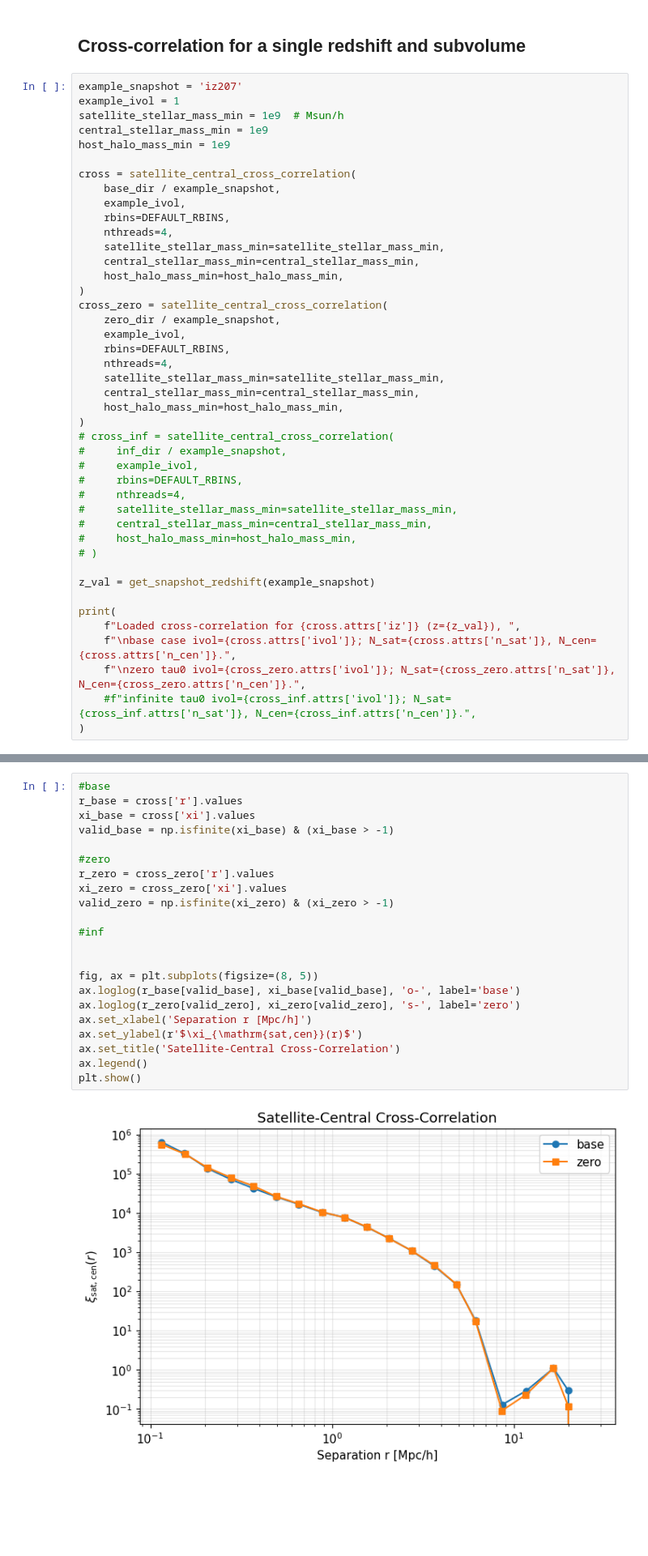
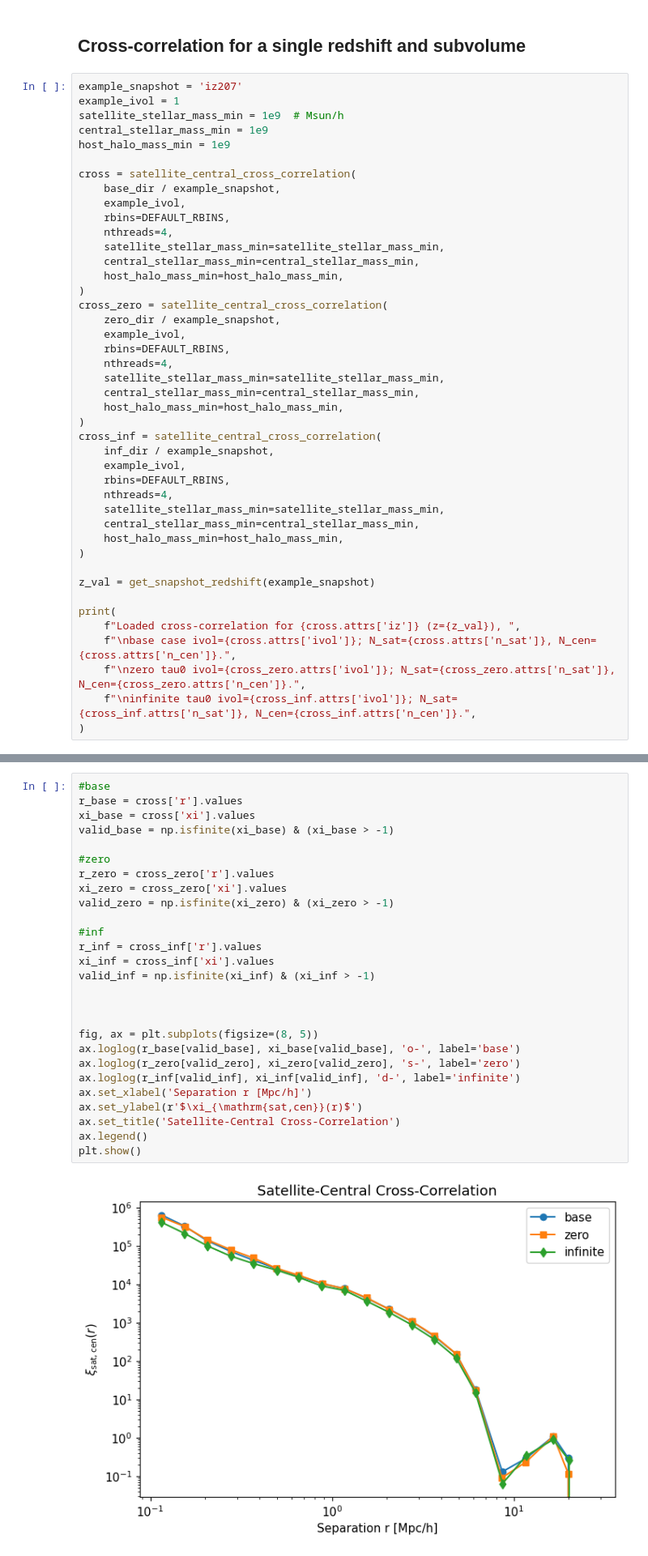
Before and after one commit to OscarHickman/galform_analysis, a Jupyter notebook: examples/dynamical_friction_timescale/satellite_cross_correlation.ipynb, the cells around one changed output, grey strips where cells are left out. Shown at 81% size. Drawn from its saved outputs; the diff is of its cells as text; blank space fills up the shorter version.

```diff
--- a/examples/dynamical_friction_timescale/satellite_cross_correlation.ipynb
+++ b/examples/dynamical_friction_timescale/satellite_cross_correlation.ipynb
@@ -48,15 +48,15 @@ cross_zero = satellite_central_cross_correlation(
     central_stellar_mass_min=central_stellar_mass_min,
     host_halo_mass_min=host_halo_mass_min,
 )
-# cross_inf = satellite_central_cross_correlation(
-#     inf_dir / example_snapshot,
-#     example_ivol,
-#     rbins=DEFAULT_RBINS,
-#     nthreads=4,
-#     satellite_stellar_mass_min=satellite_stellar_mass_min,
-#     central_stellar_mass_min=central_stellar_mass_min,
-#     host_halo_mass_min=host_halo_mass_min,
-# )
+cross_inf = satellite_central_cross_correlation(
+    inf_dir / example_snapshot,
+    example_ivol,
+    rbins=DEFAULT_RBINS,
+    nthreads=4,
+    satellite_stellar_mass_min=satellite_stellar_mass_min,
+    central_stellar_mass_min=central_stellar_mass_min,
+    host_halo_mass_min=host_halo_mass_min,
+)
 
 z_val = get_snapshot_redshift(example_snapshot)
 
@@ -64,7 +64,7 @@ print(
     f"Loaded cross-correlation for {cross.attrs['iz']} (z={z_val}), ",
     f"\nbase case ivol={cross.attrs['ivol']}; N_sat={cross.attrs['n_sat']}, N_cen={cross.attrs['n_cen']}.",
     f"\nzero tau0 ivol={cross_zero.attrs['ivol']}; N_sat={cross_zero.attrs['n_sat']}, N_cen={cross_zero.attrs['n_cen']}.",
-    #f"infinite tau0 ivol={cross_inf.attrs['ivol']}; N_sat={cross_inf.attrs['n_sat']}, N_cen={cross_inf.attrs['n_cen']}.",
+    f"\ninfinite tau0 ivol={cross_inf.attrs['ivol']}; N_sat={cross_inf.attrs['n_sat']}, N_cen={cross_inf.attrs['n_cen']}.",
 )
 # %% [output]
 Loaded cross-correlation for iz207 (z=0.495942),
@@ -73,27 +74,32 @@ zero tau0 ivol=1; N_sat=1423, N_cen=3940.
 # %%
 #base
 r_base = cross['r'].values
 xi_base = cross['xi'].values
 valid_base = np.isfinite(xi_base) & (xi_base > -1)
 
 #zero
 r_zero = cross_zero['r'].values
 xi_zero = cross_zero['xi'].values
 valid_zero = np.isfinite(xi_zero) & (xi_zero > -1)
 
 #inf
+r_inf = cross_inf['r'].values
+xi_inf = cross_inf['xi'].values
+valid_inf = np.isfinite(xi_inf) & (xi_inf > -1)
+
 
 
 fig, ax = plt.subplots(figsize=(8, 5))
 ax.loglog(r_base[valid_base], xi_base[valid_base], 'o-', label='base')
 ax.loglog(r_zero[valid_zero], xi_zero[valid_zero], 's-', label='zero')
+ax.loglog(r_inf[valid_inf], xi_inf[valid_inf], 'd-', label='infinite')
 ax.set_xlabel('Separation r [Mpc/h]')
 ax.set_ylabel(r'$\xi_{\mathrm{sat,cen}}(r)$')
 ax.set_title('Satellite-Central Cross-Correlation')
 ax.legend()
 plt.show()
 # %% [output]
-[figure, old version]
+[figure, new version]
 # %% [markdown]
 ## Cross-correlation across multiple redshifts
 # %%
```
Also changed, not shown: parts of 3 cells of this notebook, 34 other files.
